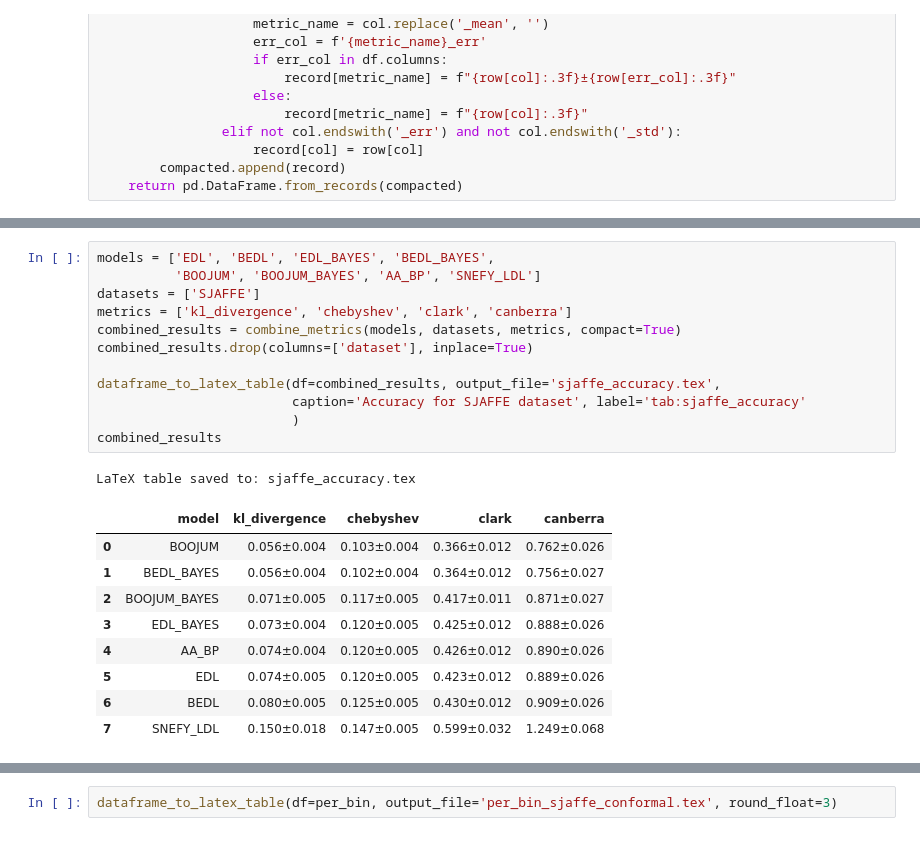
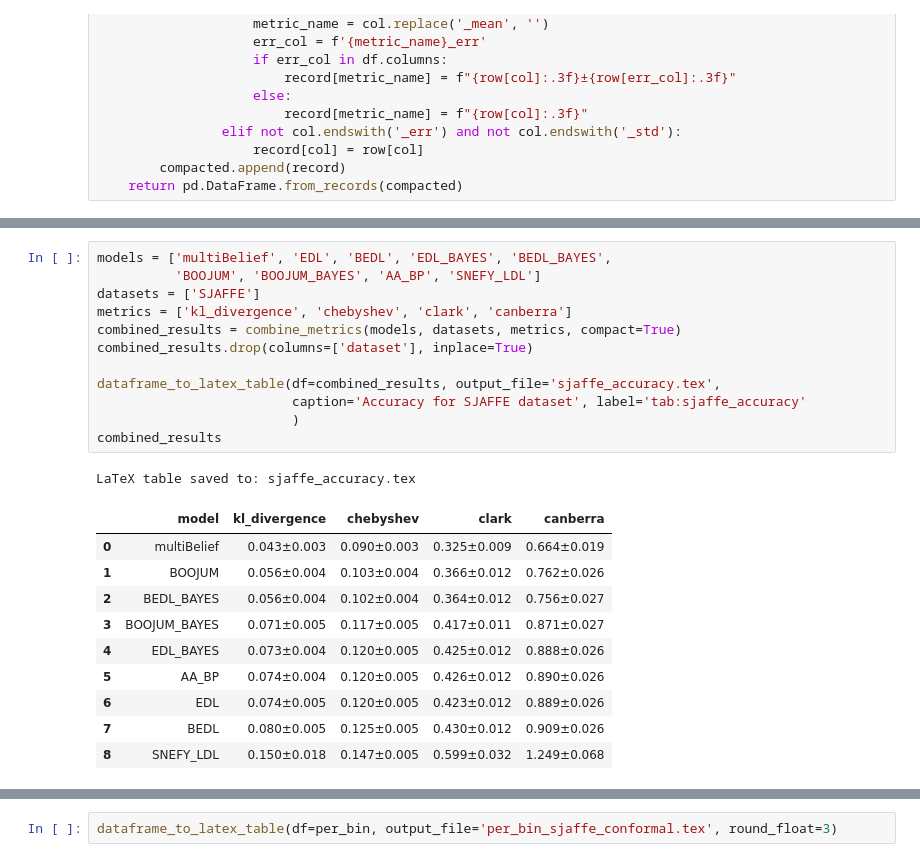
Before and after one commit to DuncanCSt/PyLDL, a Jupyter notebook: bedl_experiments/comparisons.ipynb, the cells around one changed output, grey strips where cells are left out. Drawn from its saved outputs; the diff is of its cells as text.

Commit message:
Add multiblief and uncertainty coverage

```diff
--- a/bedl_experiments/comparisons.ipynb
+++ b/bedl_experiments/comparisons.ipynb
@@ -105,26 +98,27 @@ read_results('BOOJUM', 'SJAFFE', 0)
 # %%
-models = ['EDL', 'BEDL', 'EDL_BAYES', 'BEDL_BAYES',
+models = ['multiBelief', 'EDL', 'BEDL', 'EDL_BAYES', 'BEDL_BAYES',
           'BOOJUM', 'BOOJUM_BAYES', 'AA_BP', 'SNEFY_LDL']
 datasets = ['SJAFFE']
 metrics = ['kl_divergence', 'chebyshev', 'clark', 'canberra']
 combined_results = combine_metrics(models, datasets, metrics, compact=True)
 combined_results.drop(columns=['dataset'], inplace=True)
 
 dataframe_to_latex_table(df=combined_results, output_file='sjaffe_accuracy.tex',
                          caption='Accuracy for SJAFFE dataset', label='tab:sjaffe_accuracy'
                          )
 combined_results
 # %% [output]
 LaTeX table saved to: sjaffe_accuracy.tex
 |  | model | kl_divergence | chebyshev | clark | canberra |
-| 0 | BOOJUM | 0.056±0.004 | 0.103±0.004 | 0.366±0.012 | 0.762±0.026 |
-| 1 | BEDL_BAYES | 0.056±0.004 | 0.102±0.004 | 0.364±0.012 | 0.756±0.027 |
-| 2 | BOOJUM_BAYES | 0.071±0.005 | 0.117±0.005 | 0.417±0.011 | 0.871±0.027 |
-| 3 | EDL_BAYES | 0.073±0.004 | 0.120±0.005 | 0.425±0.012 | 0.888±0.026 |
-| 4 | AA_BP | 0.074±0.004 | 0.120±0.005 | 0.426±0.012 | 0.890±0.026 |
-| 5 | EDL | 0.074±0.005 | 0.120±0.005 | 0.423±0.012 | 0.889±0.026 |
-| 6 | BEDL | 0.080±0.005 | 0.125±0.005 | 0.430±0.012 | 0.909±0.026 |
-| 7 | SNEFY_LDL | 0.150±0.018 | 0.147±0.005 | 0.599±0.032 | 1.249±0.068 |
+| 0 | multiBelief | 0.043±0.003 | 0.090±0.003 | 0.325±0.009 | 0.664±0.019 |
+| 1 | BOOJUM | 0.056±0.004 | 0.103±0.004 | 0.366±0.012 | 0.762±0.026 |
+| 2 | BEDL_BAYES | 0.056±0.004 | 0.102±0.004 | 0.364±0.012 | 0.756±0.027 |
+| 3 | BOOJUM_BAYES | 0.071±0.005 | 0.117±0.005 | 0.417±0.011 | 0.871±0.027 |
+| 4 | EDL_BAYES | 0.073±0.004 | 0.120±0.005 | 0.425±0.012 | 0.888±0.026 |
+| 5 | AA_BP | 0.074±0.004 | 0.120±0.005 | 0.426±0.012 | 0.890±0.026 |
+| 6 | EDL | 0.074±0.005 | 0.120±0.005 | 0.423±0.012 | 0.889±0.026 |
+| 7 | BEDL | 0.080±0.005 | 0.125±0.005 | 0.430±0.012 | 0.909±0.026 |
+| 8 | SNEFY_LDL | 0.150±0.018 | 0.147±0.005 | 0.599±0.032 | 1.249±0.068 |
 # %%
 combined_results = combine_metrics(models, datasets, ['kl_divergence', 'per_label_fsc'], compact=True)
 combined_results.drop(columns=['kl_divergence'], inplace=True)
```
Also changed, not shown: parts of 5 cells of this notebook, 9 other files.
